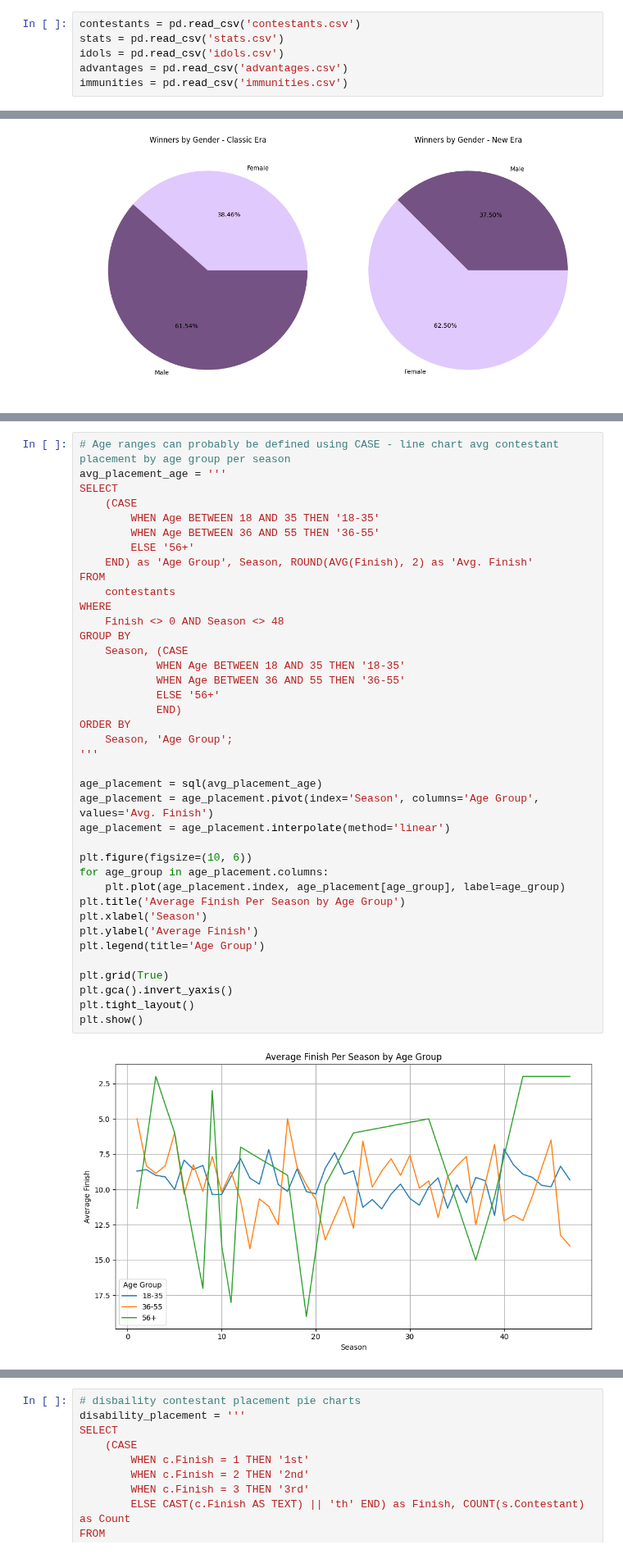
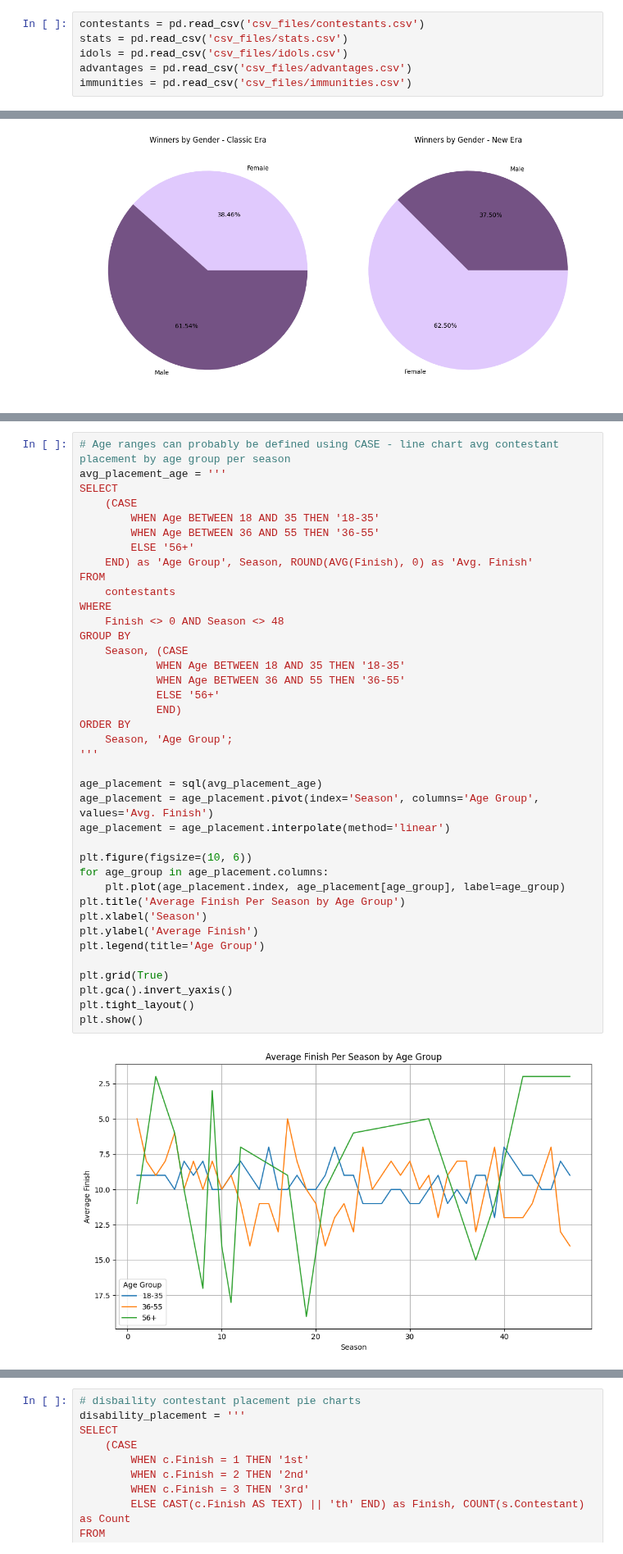
Before and after one commit to jubilbee/Survivor_EDA, a Jupyter notebook: Survivor_EDA.ipynb, the cells around one changed output, grey strips where cells are left out. Shown at 82% size. Drawn from its saved outputs; the diff is of its cells as text.

```diff
--- a/Survivor_EDA.ipynb
+++ b/Survivor_EDA.ipynb
@@ -15,11 +15,11 @@ from scraper import find_closest_match
 # %% [markdown]
 ### Importing Data
 # %%
-contestants = pd.read_csv('contestants.csv')
-stats = pd.read_csv('stats.csv')
-idols = pd.read_csv('idols.csv')
-advantages = pd.read_csv('advantages.csv')
-immunities = pd.read_csv('immunities.csv')
+contestants = pd.read_csv('csv_files/contestants.csv')
+stats = pd.read_csv('csv_files/stats.csv')
+idols = pd.read_csv('csv_files/idols.csv')
+advantages = pd.read_csv('csv_files/advantages.csv')
+immunities = pd.read_csv('csv_files/immunities.csv')
 # %%
 contestants.tail(3)
 # %% [output]
@@ -935,36 +953,36 @@ SELECT
         WHEN Age BETWEEN 18 AND 35 THEN '18-35'
         WHEN Age BETWEEN 36 AND 55 THEN '36-55'
         ELSE '56+'
-    END) as 'Age Group', Season, ROUND(AVG(Finish), 2) as 'Avg. Finish'
+    END) as 'Age Group', Season, ROUND(AVG(Finish), 0) as 'Avg. Finish'
 FROM
     contestants
 WHERE
     Finish <> 0 AND Season <> 48
 GROUP BY
     Season, (CASE
             WHEN Age BETWEEN 18 AND 35 THEN '18-35'
             WHEN Age BETWEEN 36 AND 55 THEN '36-55'
             ELSE '56+'
             END)
 ORDER BY
     Season, 'Age Group';
 '''
 
 age_placement = sql(avg_placement_age)
 age_placement = age_placement.pivot(index='Season', columns='Age Group', values='Avg. Finish')
 age_placement = age_placement.interpolate(method='linear')
 
 plt.figure(figsize=(10, 6))
 for age_group in age_placement.columns:
     plt.plot(age_placement.index, age_placement[age_group], label=age_group)
 plt.title('Average Finish Per Season by Age Group')
 plt.xlabel('Season')
 plt.ylabel('Average Finish')
 plt.legend(title='Age Group')
 
 plt.grid(True)
 plt.gca().invert_yaxis()
 plt.tight_layout()
 plt.show()
 # %% [output]
-[figure, old version]
+[figure, new version]
```
Also changed, not shown: parts of 14 cells of this notebook, 9 other files.
